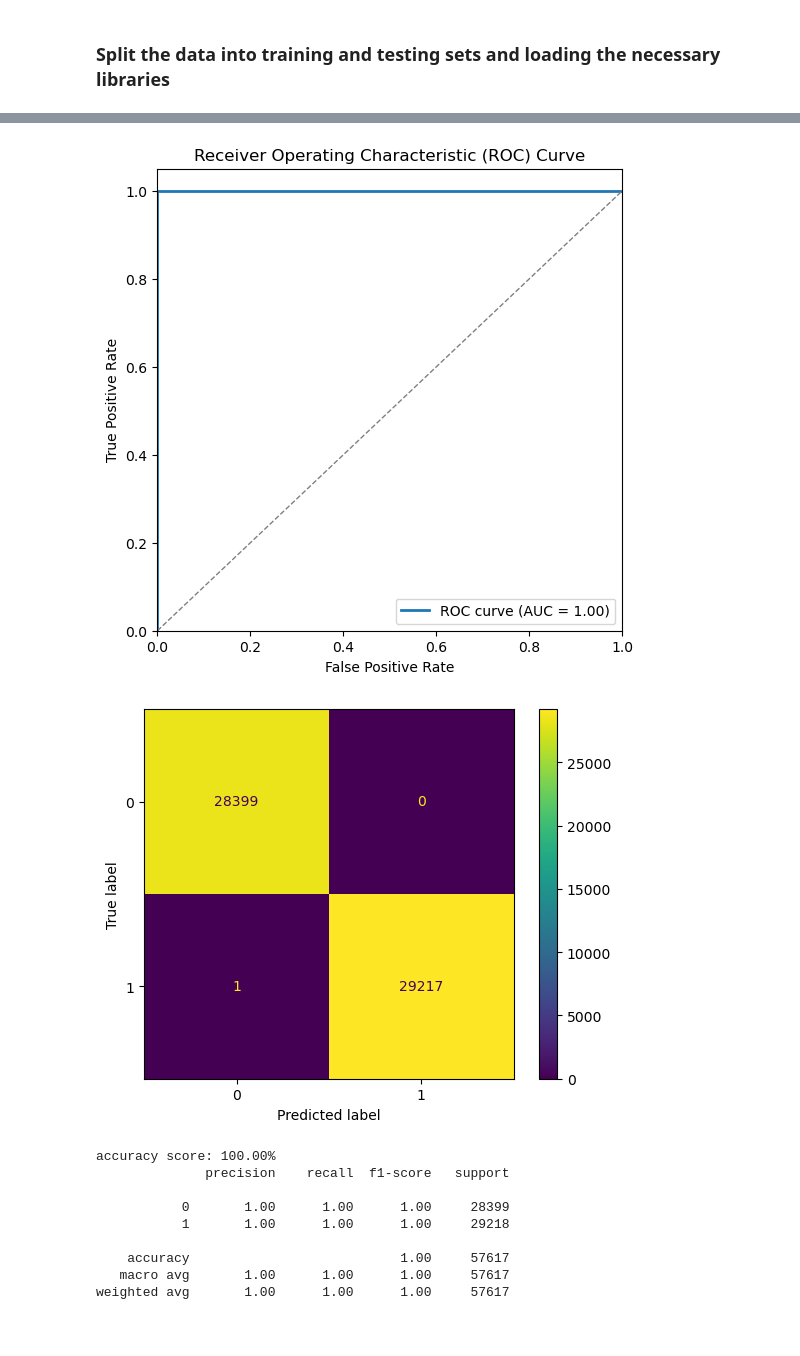
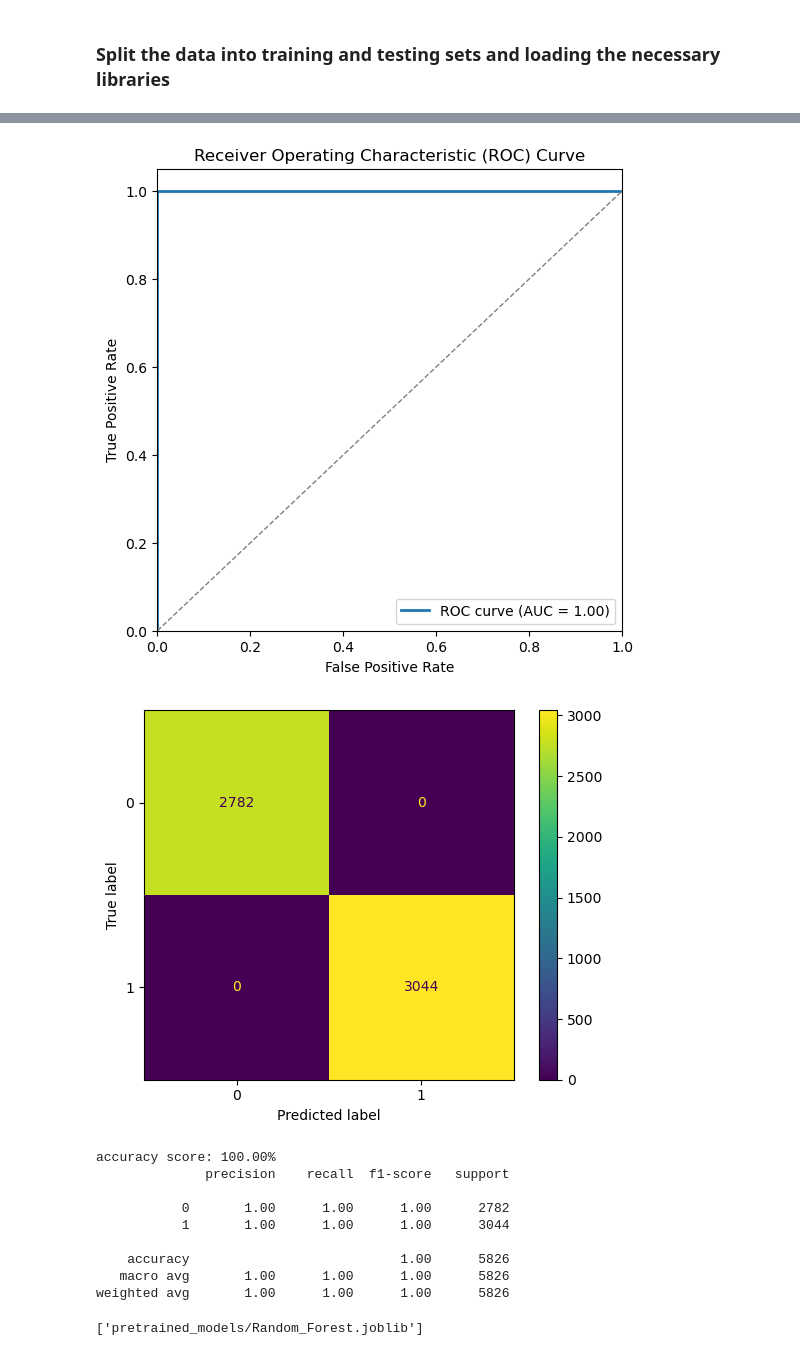
Before and after one commit to giorgoskoufetidis/TOV_EQUATIONS, a Jupyter notebook: Machine Learning/classification__models.ipynb, the cells around one changed output, grey strips where cells are left out. Saved outputs shown, nothing was run; the diff lists cells and outputs as text; code cells hidden in the pictures.

Commit message:
classification app

```diff
--- a/Machine Learning/classification__models.ipynb
+++ b/Machine Learning/classification__models.ipynb
@@ -3,7 +3,7 @@
 # %%
 import pandas as pd
 
-data = pd.read_csv("custom_sample_mass_radius_k2_15.csv",
+data = pd.read_csv("custom_sample_mass_radius_k2_5.csv",
                    header=None,
                    names=["Mass", "Radius", "k2", "Type"],
                    low_memory=False)
@@ -28,5 +28,6 @@ import matplotlib.pyplot as plt
 from sklearn.model_selection import train_test_split, cross_validate, StratifiedKFold
 from sklearn.metrics import classification_report, ConfusionMatrixDisplay, make_scorer, precision_score, recall_score, f1_score, roc_curve, auc , confusion_matrix, accuracy_score
 from sklearn.preprocessing import label_binarize
+import joblib
 # Split the data into training and testing sets
-X_train, X_test, y_train, y_test = train_test_split(mass_radius_k2, star_type.astype(int), train_size=0.1, random_state=42, stratify=star_type.astype(int))
+X_train, X_test, y_train, y_test = train_test_split(mass_radius_k2, star_type.astype(int), train_size=0.75, random_state=42, stratify=star_type.astype(int))
@@ -35,39 +33,0 @@ X_train, X_test, y_train, y_test = train_test_split(mass_radius_k2, star_type.as
-# %%
-from sklearn.neighbors import KNeighborsClassifier
-
-classifier = KNeighborsClassifier(n_neighbors=5)
-cv = StratifiedKFold(n_splits=5, shuffle=True, random_state=42)
-scoring = {
-    'accuracy': 'accuracy',
-    'precision_macro': make_scorer(precision_score, average='macro', zero_division=0),
-    'recall_macro': make_scorer(recall_score, average='macro', zero_division=0),
-    'f1_macro': make_scorer(f1_score, average='macro', zero_division=0)
-}
-
-scores = cross_validate(classifier, X_train, y_train, cv=cv, scoring=scoring)
-
-for key in ['test_precision_macro', 'test_recall_macro', 'test_f1_macro', 'test_accuracy']:
-    print(f"{key}: {np.mean(scores[key]):.4f} ± {np.std(scores[key]):.4f}")
-
-
-classifier.fit(X_train, y_train)
-y_test_proba = classifier.predict_proba(X_test)[:,1]
-y_test_bin = label_binarize(y_test, classes=[0,1]).ravel()
-fpr, tpr, _ = roc_curve(y_test_bin,y_test_proba)
-roc_auc = auc(fpr, tpr)
-
-plt.figure(figsize=(6,6))
-plt.plot(fpr, tpr, lw=2, label=f'ROC curve (AUC = {roc_auc:.2f})')
-plt.plot([0, 1], [0, 1], color='grey', lw=2, linestyle='--')
-plt.xlim([0,1])
-plt.ylim([0,1])
-plt.legend(loc='lower right')
-plt.show()
-
-m_r_prediction = classifier.predict(X_test)
-cm = confusion_matrix(y_test, m_r_prediction)
-disp = ConfusionMatrixDisplay(confusion_matrix=cm, display_labels=classifier.classes_)
-disp.plot()
-plt.show()
-print(f"accuracy score:{accuracy_score(y_test, m_r_prediction) * 100:.2f}%")
-print(classification_report(y_test, m_r_prediction))
@@ -311,6 +113,7 @@ plt.show()
 
 print(f"accuracy score: {accuracy_score(y_test, m_r_prediction) * 100:.2f}%")
 print(classification_report(y_test, m_r_prediction))
+joblib.dump(best_rf, "pretrained_models/Random_Forest.joblib")
 # %% [output]
 Fitting 5 folds for each of 5760 candidates, totalling 28800 fits
 Best hyperparameters found:
@@ -318,15 +121,16 @@ Best hyperparameters found:
 Best CV accuracy: 1.0000
 [figure]
-[figure, old version]
+[figure, new version]
 accuracy score: 100.00%
               precision    recall  f1-score   support
 
-           0       1.00      1.00      1.00     28399
-           1       1.00      1.00      1.00     29218
+           0       1.00      1.00      1.00      2782
+           1       1.00      1.00      1.00      3044
 
-    accuracy                           1.00     57617
-   macro avg       1.00      1.00      1.00     57617
-weighted avg       1.00      1.00      1.00     57617
+    accuracy                           1.00      5826
+   macro avg       1.00      1.00      1.00      5826
+weighted avg       1.00      1.00      1.00      5826
+['pretrained_models/Random_Forest.joblib']
 # %%
 import numpy as np
 import matplotlib.pyplot as plt
```
Also changed, not shown: parts of 10 cells of this notebook, 10 other files.
